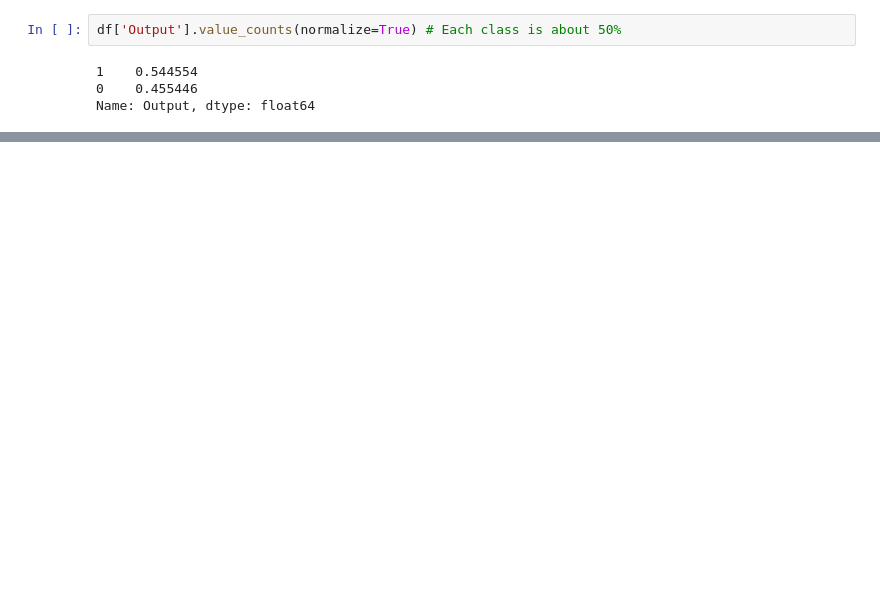
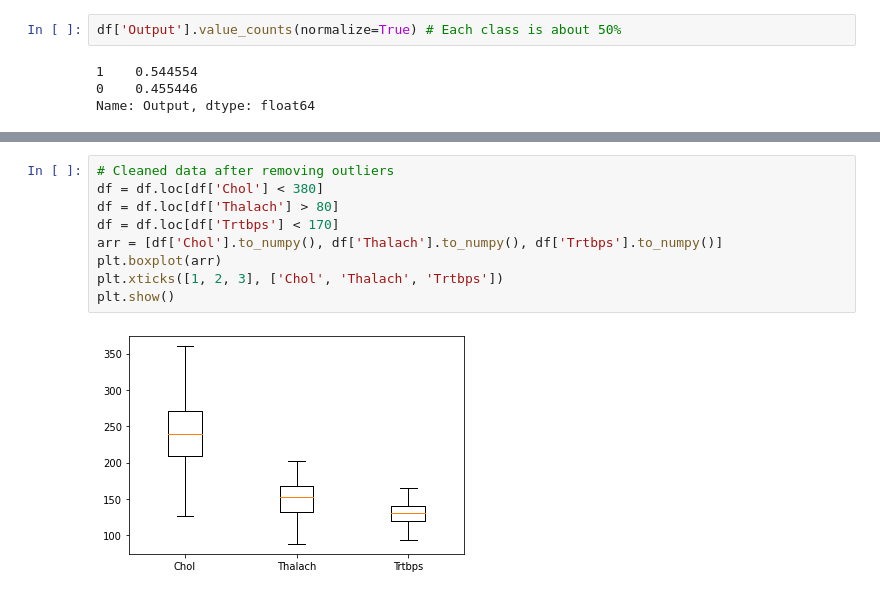
Before and after one commit to Ahmed-Ashraf-Marzouk/data-mining-algorithms, a Jupyter notebook: Data_Preprocessing.ipynb, the cells around one changed output, grey strips where cells are left out. Drawn from its saved outputs; the diff is of its cells as text; blank space fills up the shorter version.

```diff
--- a/Data_Preprocessing.ipynb
+++ b/Data_Preprocessing.ipynb
@@ -117,0 +135,11 @@ plt.show()
+# %%
+# Cleaned data after removing outliers
+df = df.loc[df['Chol'] < 380]
+df = df.loc[df['Thalach'] > 80]
+df = df.loc[df['Trtbps'] < 170]
+arr = [df['Chol'].to_numpy(), df['Thalach'].to_numpy(), df['Trtbps'].to_numpy()]
+plt.boxplot(arr)
+plt.xticks([1, 2, 3], ['Chol', 'Thalach', 'Trtbps'])
+plt.show()
+# %% [output]
+[figure, added]
```
Also changed, not shown: parts of 17 cells of this notebook.
